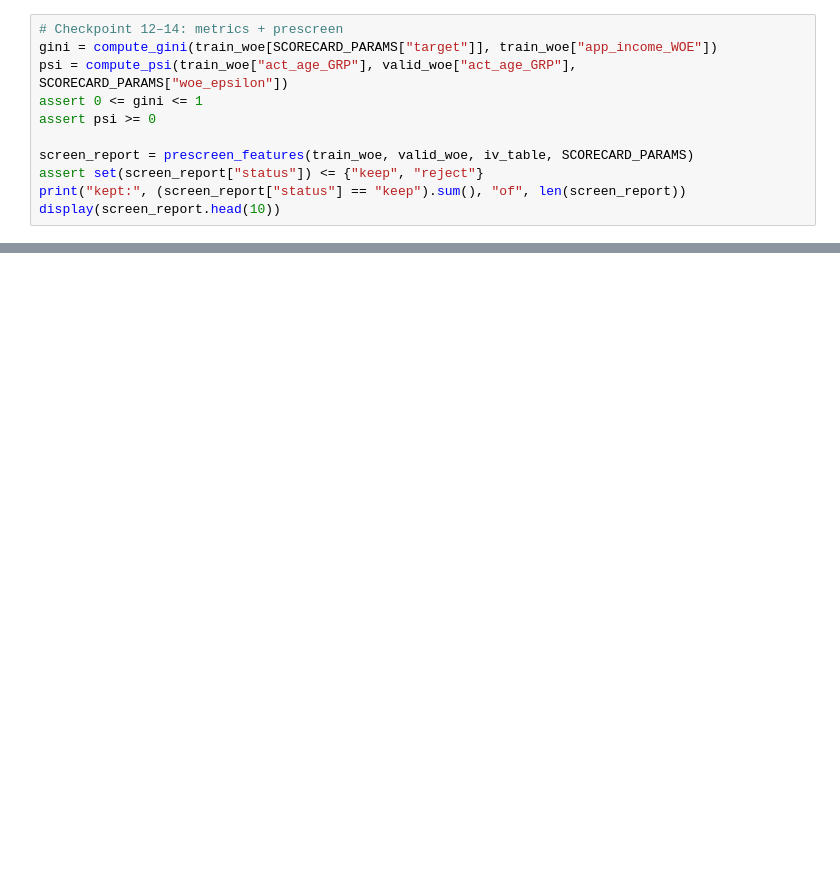
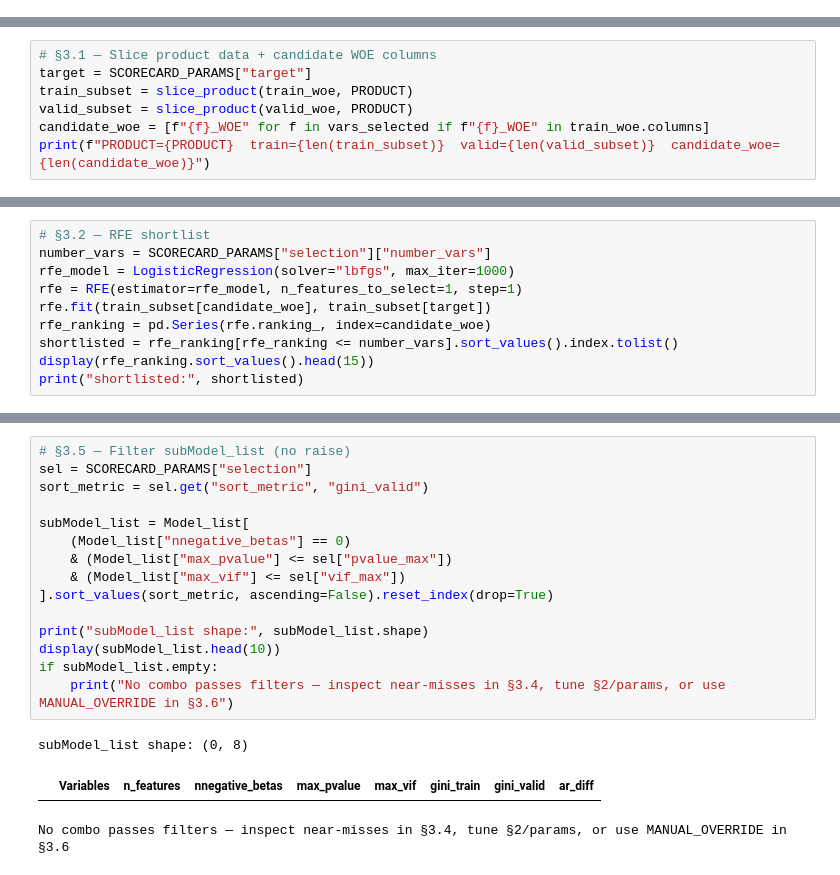
Before and after one commit to giangphuongtran/scorecard-builder, a Jupyter notebook: notebooks/03_scorecard.ipynb, the cells around one changed output, grey strips where cells are left out. Cells and saved outputs as stored; diff of their text form; blank space fills up the shorter version.

```diff
--- a/notebooks/03_scorecard.ipynb
+++ b/notebooks/03_scorecard.ipynb
@@ -898,11 +0,0 @@ print("WOE cols:", len([c for c in train_woe.columns if c.endswith('_WOE')]))
-# %%
-# Checkpoint 12–14: metrics + prescreen
-gini = compute_gini(train_woe[SCORECARD_PARAMS["target"]], train_woe["app_income_WOE"])
-psi = compute_psi(train_woe["act_age_GRP"], valid_woe["act_age_GRP"], SCORECARD_PARAMS["woe_epsilon"])
-assert 0 <= gini <= 1
-assert psi >= 0
-
-screen_report = prescreen_features(train_woe, valid_woe, iv_table, SCORECARD_PARAMS)
-assert set(screen_report["status"]) <= {"keep", "reject"}
-print("kept:", (screen_report["status"] == "keep").sum(), "of", len(screen_report))
-display(screen_report.head(10))
@@ -962,0 +1003,7 @@ print("Saved woe_maps.pkl, pd_ins.pkl, pd_css.pkl, points tables, calibration JS
+# %%
+# §3.1 — Slice product data + candidate WOE columns
+target = SCORECARD_PARAMS["target"]
+train_subset = slice_product(train_woe, PRODUCT)
+valid_subset = slice_product(valid_woe, PRODUCT)
+candidate_woe = [f"{f}_WOE" for f in vars_selected if f"{f}_WOE" in train_woe.columns]
+print(f"PRODUCT={PRODUCT}  train={len(train_subset)}  valid={len(valid_subset)}  candidate_woe={len(candidate_woe)}")
@@ -962,0 +1012,10 @@ print("Saved woe_maps.pkl, pd_ins.pkl, pd_css.pkl, points tables, calibration JS
+# %%
+# §3.2 — RFE shortlist
+number_vars = SCORECARD_PARAMS["selection"]["number_vars"]
+rfe_model = LogisticRegression(solver="lbfgs", max_iter=1000)
+rfe = RFE(estimator=rfe_model, n_features_to_select=1, step=1)
+rfe.fit(train_subset[candidate_woe], train_subset[target])
+rfe_ranking = pd.Series(rfe.ranking_, index=candidate_woe)
+shortlisted = rfe_ranking[rfe_ranking <= number_vars].sort_values().index.tolist()
+display(rfe_ranking.sort_values().head(15))
+print("shortlisted:", shortlisted)
@@ -962,0 +1157,19 @@ print("Saved woe_maps.pkl, pd_ins.pkl, pd_css.pkl, points tables, calibration JS
+# %%
+# §3.5 — Filter subModel_list (no raise)
+sel = SCORECARD_PARAMS["selection"]
+sort_metric = sel.get("sort_metric", "gini_valid")
+
+subModel_list = Model_list[
+    (Model_list["nnegative_betas"] == 0)
+    & (Model_list["max_pvalue"] <= sel["pvalue_max"])
+    & (Model_list["max_vif"] <= sel["vif_max"])
+].sort_values(sort_metric, ascending=False).reset_index(drop=True)
+
+print("subModel_list shape:", subModel_list.shape)
+display(subModel_list.head(10))
+if subModel_list.empty:
+    print("No combo passes filters — inspect near-misses in §3.4, tune §2/params, or use MANUAL_OVERRIDE in §3.6")
+# %% [output]
+subModel_list shape: (0, 8)
+|  | Variables | n_features | nnegative_betas | max_pvalue | max_vif | gini_train | gini_valid | ar_diff |
+No combo passes filters — inspect near-misses in §3.4, tune §2/params, or use MANUAL_OVERRIDE in §3.6
```
Also changed, not shown: parts of 62 cells of this notebook, 6 other files.
